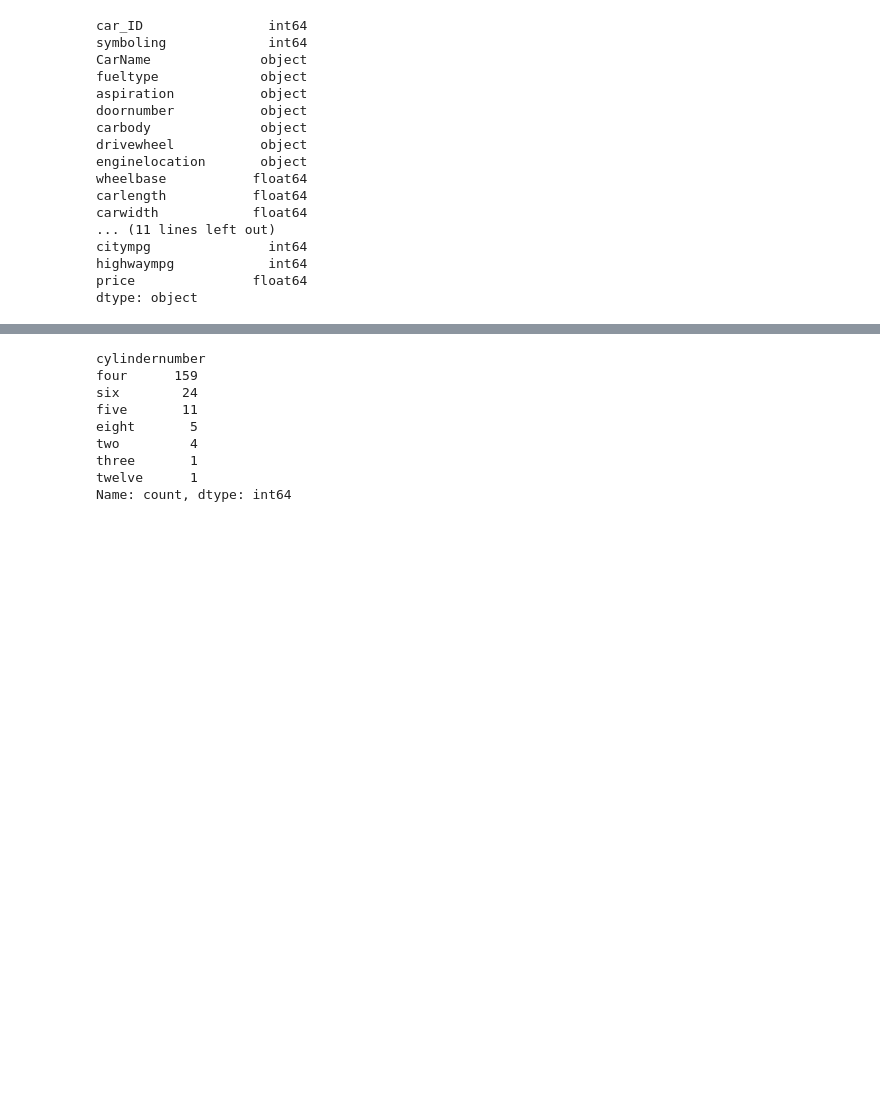
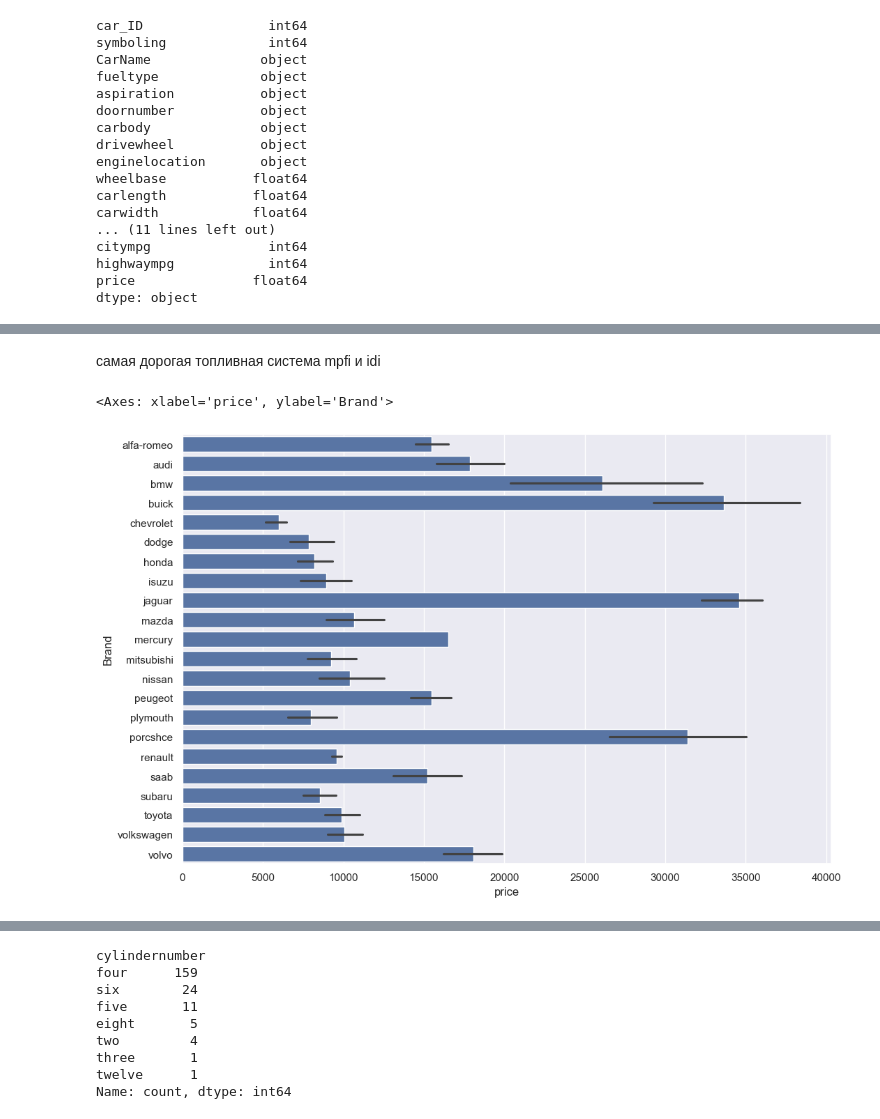
Before and after one commit to looovverrr/TMSds, a Jupyter notebook: lesson 28/praktika.ipynb, the cells around one changed output, grey strips where cells are left out. Saved outputs shown, nothing was run; the diff lists cells and outputs as text; code cells hidden in the pictures; blank space fills up the shorter version.

```diff
--- a/lesson 28/praktika.ipynb
+++ b/lesson 28/praktika.ipynb
@@ -105,0 +158,8 @@ df['Brand'] = df['CarName'].apply(extract_brand)
+# %% [markdown]
+самая дорогая топливная система mpfi и idi
+# %%
+plt.figure(figsize=(12, 8))
+sns.barplot(x='price', y='Brand', data=df)
+# %% [output]
+<Axes: xlabel='price', ylabel='Brand'>
+[figure, added]
```
Also changed, not shown: parts of 42 cells of this notebook.
